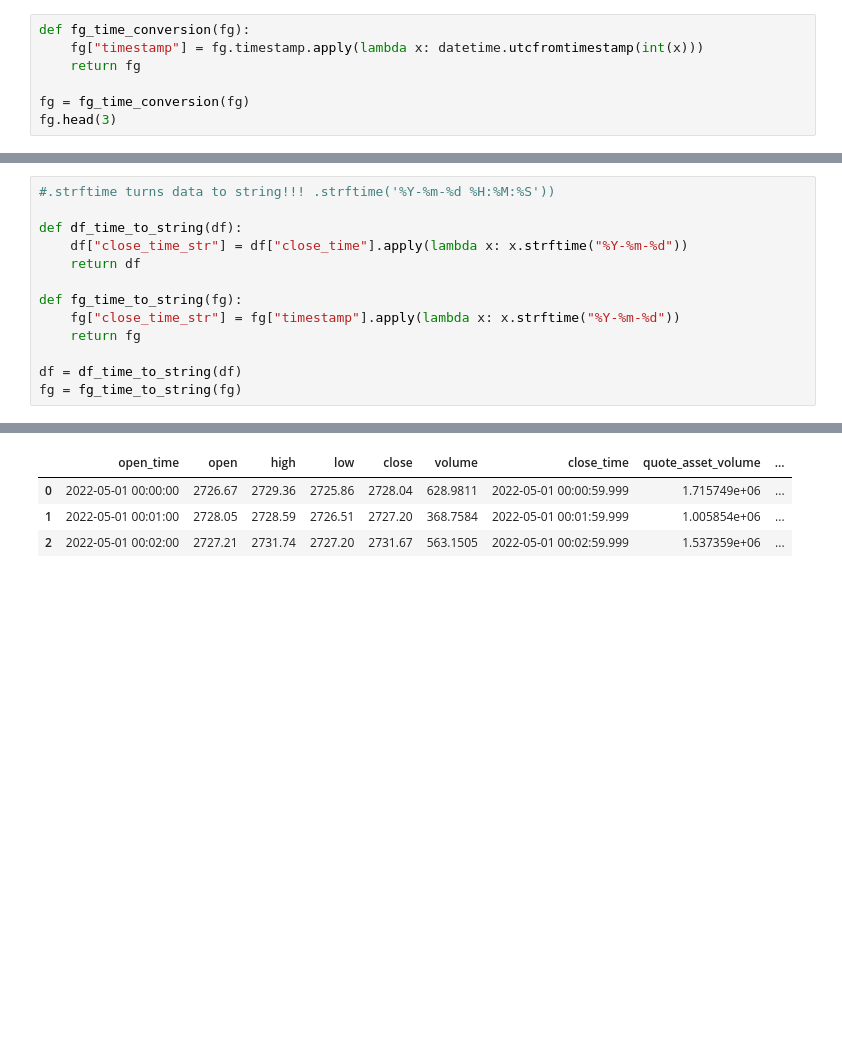
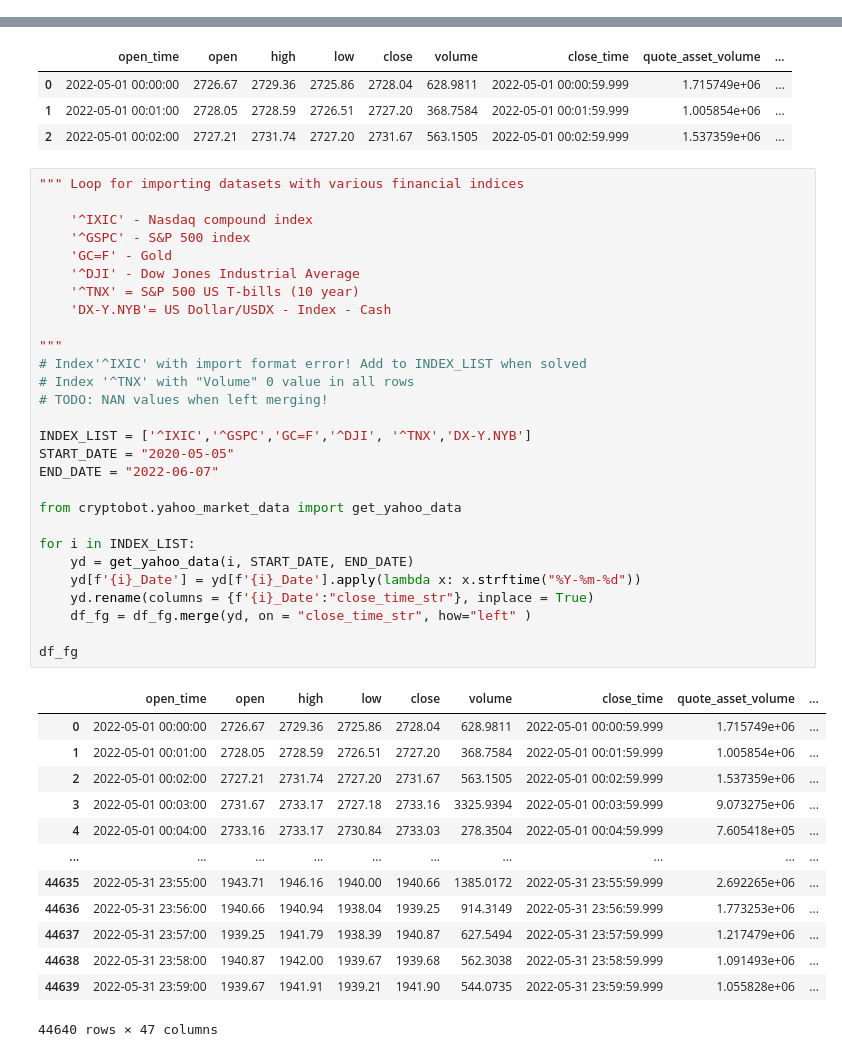
Before and after one commit to CryptoBotTeam889/cryptobot, a Jupyter notebook: notebooks/Data Preprocessing.ipynb, the cells around one changed output, grey strips where cells are left out. Cells and saved outputs as stored; diff of their text form; blank space fills up the shorter version.

```diff
--- a/notebooks/Data Preprocessing.ipynb
+++ b/notebooks/Data Preprocessing.ipynb
@@ -93,7 +50,0 @@ fg.head(3)
-# %%
-def fg_time_conversion(fg):
-    fg["timestamp"] = fg.timestamp.apply(lambda x: datetime.utcfromtimestamp(int(x)))
-    return fg
-
-fg = fg_time_conversion(fg)
-fg.head(3)
@@ -113,13 +50,0 @@ fg.head(3)
-# %%
-#.strftime turns data to string!!! .strftime('%Y-%m-%d %H:%M:%S'))
-
-def df_time_to_string(df):
-    df["close_time_str"] = df["close_time"].apply(lambda x: x.strftime("%Y-%m-%d"))
-    return df
-
-def fg_time_to_string(fg):
-    fg["close_time_str"] = fg["timestamp"].apply(lambda x: x.strftime("%Y-%m-%d"))
-    return fg
-
-df = df_time_to_string(df)
-fg = fg_time_to_string(fg)
@@ -150,3 +60,45 @@ df_fg.head(3)
 | 0 | 2022-05-01 00:00:00 | 2726.67 | 2729.36 | 2725.86 | 2728.04 | 628.9811 | 2022-05-01 00:00:59.999 | 1.715749e+06 | ... |
 | 1 | 2022-05-01 00:01:00 | 2728.05 | 2728.59 | 2726.51 | 2727.20 | 368.7584 | 2022-05-01 00:01:59.999 | 1.005854e+06 | ... |
 | 2 | 2022-05-01 00:02:00 | 2727.21 | 2731.74 | 2727.20 | 2731.67 | 563.1505 | 2022-05-01 00:02:59.999 | 1.537359e+06 | ... |
+# %%
+""" Loop for importing datasets with various financial indices
+
+    '^IXIC' - Nasdaq compound index
+    '^GSPC' - S&P 500 index
+    'GC=F' - Gold
+    '^DJI' - Dow Jones Industrial Average
+    '^TNX' = S&P 500 US T-bills (10 year)
+    'DX-Y.NYB'= US Dollar/USDX - Index - Cash
+
+"""
+# Index'^IXIC' with import format error! Add to INDEX_LIST when solved
+# Index '^TNX' with "Volume" 0 value in all rows
+# TODO: NAN values when left merging!
+
+INDEX_LIST = ['^IXIC','^GSPC','GC=F','^DJI', '^TNX','DX-Y.NYB']
+START_DATE = "2020-05-05"
+END_DATE = "2022-06-07"
+
+from cryptobot.yahoo_market_data import get_yahoo_data
+
+for i in INDEX_LIST:
+    yd = get_yahoo_data(i, START_DATE, END_DATE)
+    yd[f'{i}_Date'] = yd[f'{i}_Date'].apply(lambda x: x.strftime("%Y-%m-%d"))
+    yd.rename(columns = {f'{i}_Date':"close_time_str"}, inplace = True)
+    df_fg = df_fg.merge(yd, on = "close_time_str", how="left" )
+
+df_fg
+# %% [output]
+|  | open_time | open | high | low | close | volume | close_time | quote_asset_volume | ... |
+| 0 | 2022-05-01 00:00:00 | 2726.67 | 2729.36 | 2725.86 | 2728.04 | 628.9811 | 2022-05-01 00:00:59.999 | 1.715749e+06 | ... |
+| 1 | 2022-05-01 00:01:00 | 2728.05 | 2728.59 | 2726.51 | 2727.20 | 368.7584 | 2022-05-01 00:01:59.999 | 1.005854e+06 | ... |
+| 2 | 2022-05-01 00:02:00 | 2727.21 | 2731.74 | 2727.20 | 2731.67 | 563.1505 | 2022-05-01 00:02:59.999 | 1.537359e+06 | ... |
+| 3 | 2022-05-01 00:03:00 | 2731.67 | 2733.17 | 2727.18 | 2733.16 | 3325.9394 | 2022-05-01 00:03:59.999 | 9.073275e+06 | ... |
+| 4 | 2022-05-01 00:04:00 | 2733.16 | 2733.17 | 2730.84 | 2733.03 | 278.3504 | 2022-05-01 00:04:59.999 | 7.605418e+05 | ... |
+| ... | ... | ... | ... | ... | ... | ... | ... | ... | ... |
+| 44635 | 2022-05-31 23:55:00 | 1943.71 | 1946.16 | 1940.00 | 1940.66 | 1385.0172 | 2022-05-31 23:55:59.999 | 2.692265e+06 | ... |
+| 44636 | 2022-05-31 23:56:00 | 1940.66 | 1940.94 | 1938.04 | 1939.25 | 914.3149 | 2022-05-31 23:56:59.999 | 1.773253e+06 | ... |
+| 44637 | 2022-05-31 23:57:00 | 1939.25 | 1941.79 | 1938.39 | 1940.87 | 627.5494 | 2022-05-31 23:57:59.999 | 1.217479e+06 | ... |
+| 44638 | 2022-05-31 23:58:00 | 1940.87 | 1942.00 | 1939.67 | 1939.68 | 562.3038 | 2022-05-31 23:58:59.999 | 1.091493e+06 | ... |
+| 44639 | 2022-05-31 23:59:00 | 1939.67 | 1941.91 | 1939.21 | 1941.90 | 544.0735 | 2022-05-31 23:59:59.999 | 1.055828e+06 | ... |
+44640 rows × 47 columns
```
Also changed, not shown: parts of 29 cells of this notebook.
